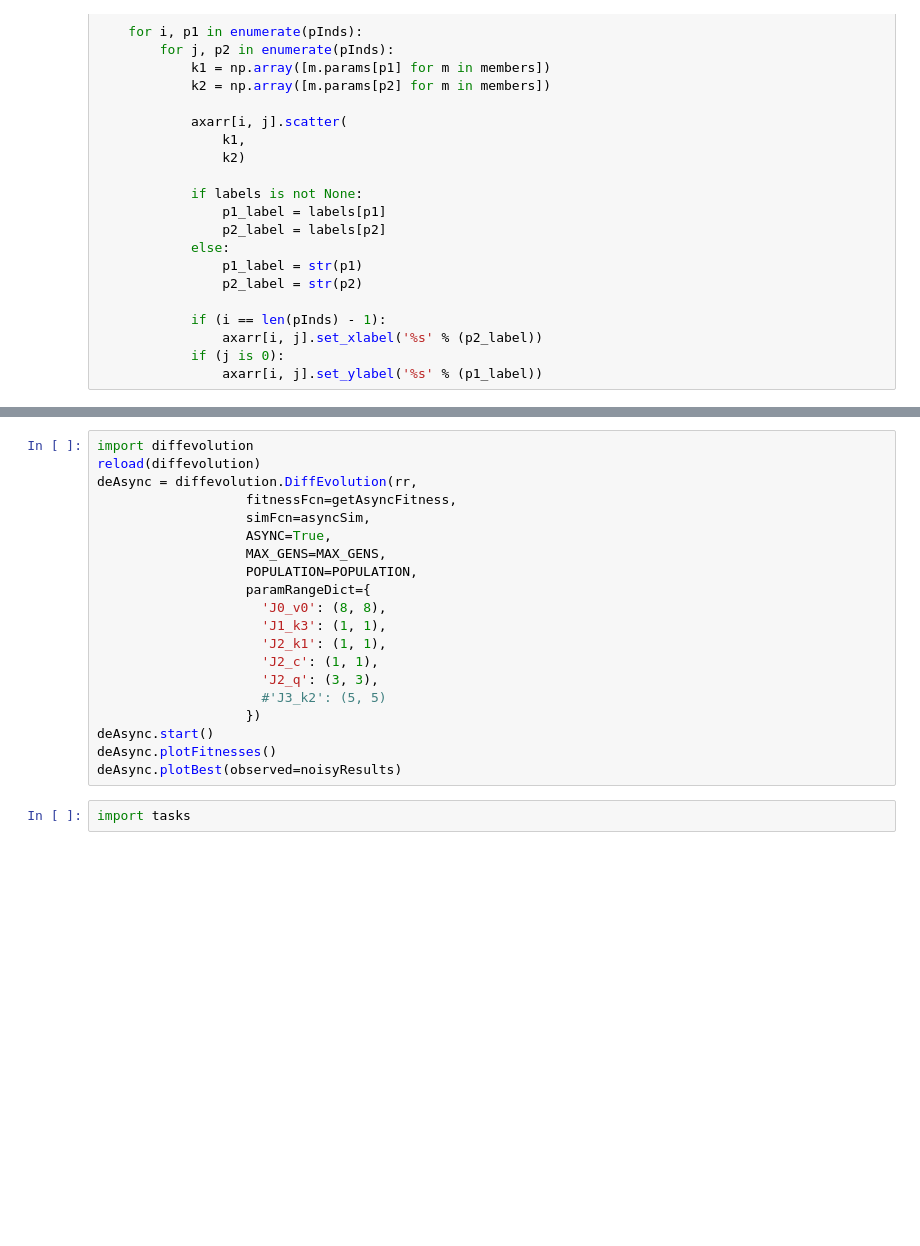
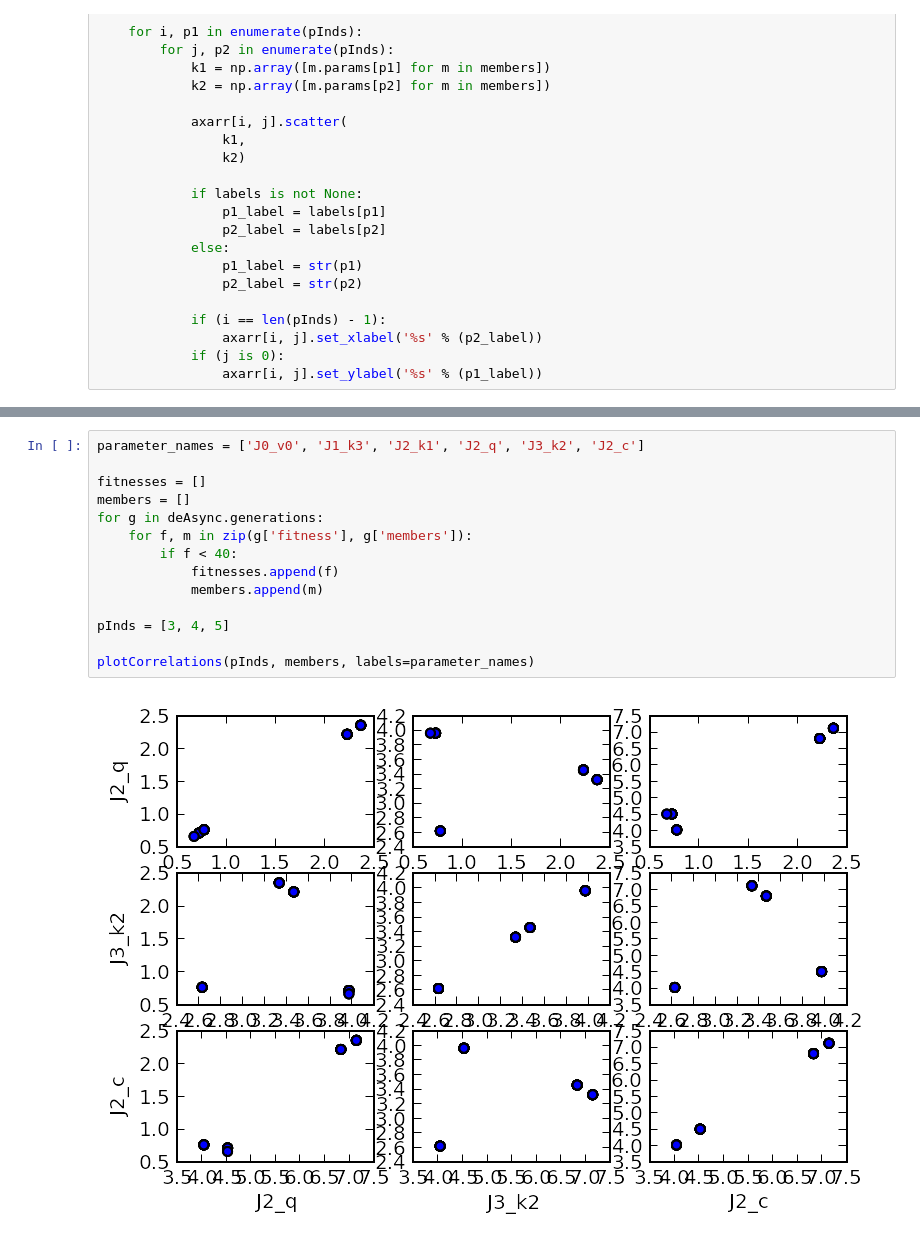
Before and after one commit to stanleygu/ipython-notebook-tools, a Jupyter notebook: examples.ipynb, the cells around one changed output, grey strips where cells are left out. Cells and saved outputs as stored; diff of their text form; blank space fills up the shorter version.

```diff
--- a/examples.ipynb
+++ b/examples.ipynb
@@ -236,22 +225,16 @@ Best parameters of [8.0, 1.0, 1.0, 1.489390957353903, 1.0058178507950941, 6.1926
-# %%
-import diffevolution
-reload(diffevolution)
-deAsync = diffevolution.DiffEvolution(rr,
-                   fitnessFcn=getAsyncFitness,
-                   simFcn=asyncSim,
-                   ASYNC=True,
-                   MAX_GENS=MAX_GENS,
-                   POPULATION=POPULATION,
-                   paramRangeDict={
-                     'J0_v0': (8, 8),
-                     'J1_k3': (1, 1),
-                     'J2_k1': (1, 1),
-                     'J2_c': (1, 1),
-                     'J2_q': (3, 3),
-                     #'J3_k2': (5, 5)
-                   })
-deAsync.start()
-deAsync.plotFitnesses()
-deAsync.plotBest(observed=noisyResults)
-# %%
-import tasks
+# %%
+parameter_names = ['J0_v0', 'J1_k3', 'J2_k1', 'J2_q', 'J3_k2', 'J2_c']
+
+fitnesses = []
+members = []
+for g in deAsync.generations:
+    for f, m in zip(g['fitness'], g['members']):
+        if f < 40:
+            fitnesses.append(f)
+            members.append(m)
+
+pInds = [3, 4, 5]
+
+plotCorrelations(pInds, members, labels=parameter_names)
+# %% [output]
+[figure, added]
```
Also changed, not shown: parts of 32 cells of this notebook.
